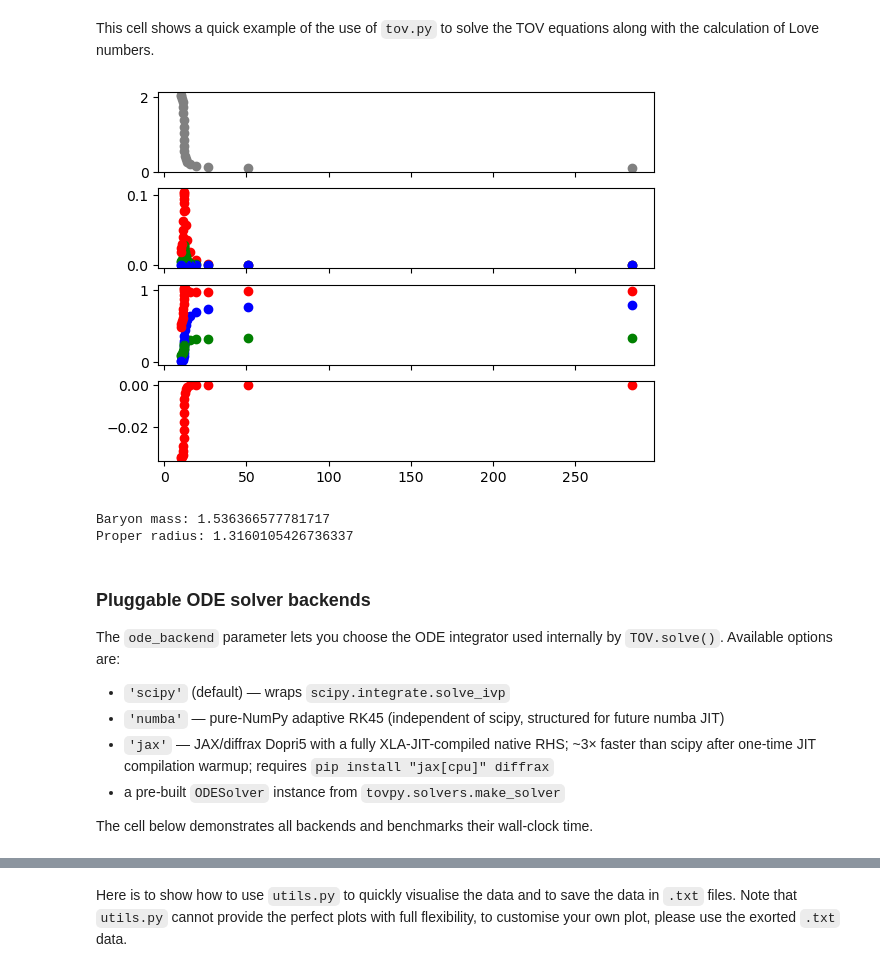
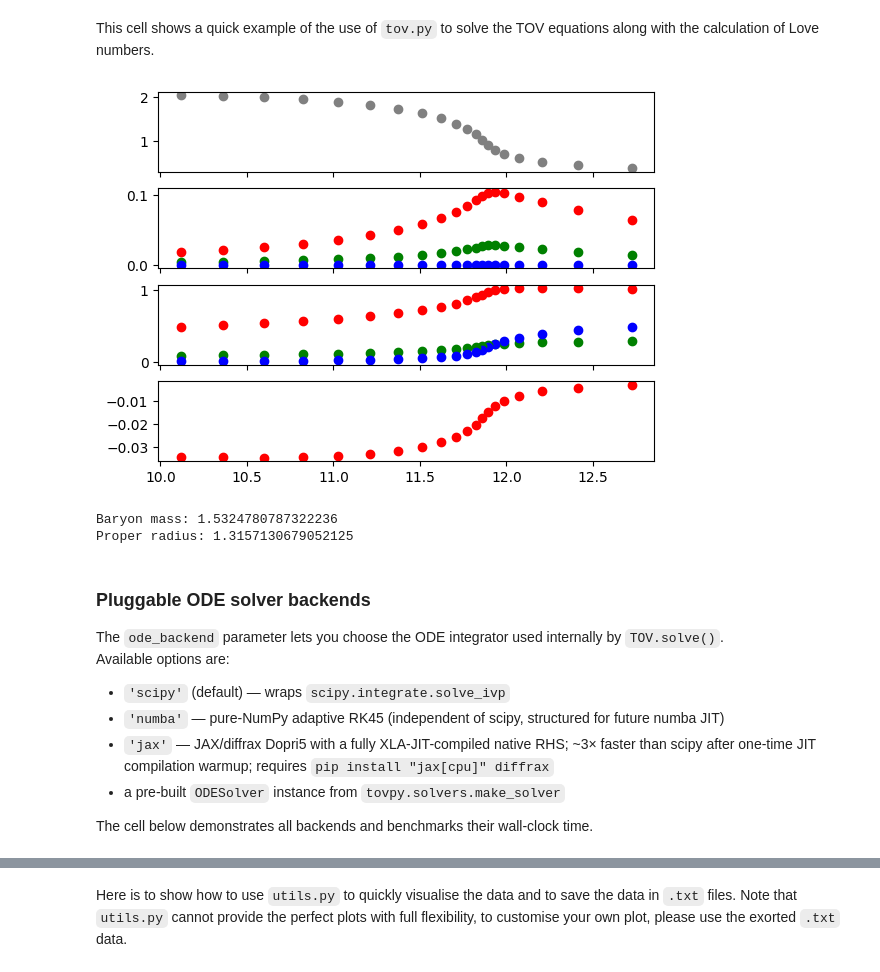
Before and after one commit to RoxGamba/tovpy, a Jupyter notebook: examples/example.ipynb, the cells around one changed output, grey strips where cells are left out. Cells and saved outputs as stored; diff of their text form; code cells hidden in the pictures.

```diff
--- a/examples/example.ipynb
+++ b/examples/example.ipynb
@@ -41,33 +41,32 @@ plt.show()
 This cell shows a quick example of the use of ``tov.py`` to solve the TOV equations along with the calculation of Love numbers.
 # %%
 from tovpy.tov import TOV
-this_tov = TOV(eos = eos,  leven = [2,3, 10],
+this_tov = TOV(eos = eos,  leven = [2,3,10],
                                      lodd = [2],
-                                     #ode_method='RK45',
-                                     ode_atol=1e-10,
-                                     ode_rtol=1e-10,
-                                     dhfact=-1e-12
+                                     ode_atol=1e-6,
+                                     ode_rtol=1e-6,
+                                     dhfact=-1e-12,
                                  )
 
 fig, ax = plt.subplots(4, sharex=True)
-for i, pc in enumerate(np.logspace(-12, -9, 20)):
+for i, pc in enumerate(np.logspace(-11, -9, 20)):
 
     M,R,C,k,h,j = this_tov.solve(pc)
     R *= 1./1e3
     M *= 1./uts.constant['MRSUN_SI'][0]
     ax[0].scatter(R, M, color='grey')
     ax[1].scatter(R, k[2], color='red')
     ax[1].scatter(R, k[3], color='green')
     ax[1].scatter(R, k[10], color='blue')
     ax[2].scatter(R, h[2], color='red')
     ax[2].scatter(R, h[3], color='green')
     ax[2].scatter(R, h[10], color='blue')
     ax[3].scatter(R, j[2], color='red')
 plt.show()
 # %% [output]
-[figure, old version]
+[figure, new version]
 # %%
-central_pressure = 1e-9
+central_pressure = 1e-10
 result = this_tov.solve(central_pressure)
 sol = this_tov.sol
 baryon_mass = this_tov.Compute_baryon_mass(sol)/G*c**2/2e30
@@ -76,16 +75,18 @@ proper_radius = this_tov.Compute_proper_radius(sol)/1e3
 print("Baryon mass:", baryon_mass)
 print("Proper radius:", proper_radius)
 # %% [output]
-Baryon mass: 1.536366577781717
-Proper radius: 1.3160105426736337
+Baryon mass: 1.5324780787322236
+Proper radius: 1.3157130679052125
 # %% [markdown]
 ### Pluggable ODE solver backends
 
-The `ode_backend` parameter lets you choose the ODE integrator used internally by `TOV.solve()`.  Available options are:
+The `ode_backend` parameter lets you choose the ODE integrator used internally by `TOV.solve()`.
+Available options are:
 
 * `'scipy'` (default) — wraps `scipy.integrate.solve_ivp`
 * `'numba'` — pure-NumPy adaptive RK45 (independent of scipy, structured for future numba JIT)
-* `'jax'` — JAX/diffrax Dopri5 with a fully XLA-JIT-compiled native RHS; ~3× faster than scipy after one-time JIT compilation warmup; requires `pip install "jax[cpu]" diffrax`
+* `'jax'` — JAX/diffrax Dopri5 with a fully XLA-JIT-compiled native RHS; ~3× faster than scipy
+after one-time JIT compilation warmup; requires `pip install "jax[cpu]" diffrax`
 * a pre-built `ODESolver` instance from `tovpy.solvers.make_solver`
 
 The cell below demonstrates all backends and benchmarks their wall-clock time.
```
Also changed, not shown: parts of 3 cells of this notebook.
